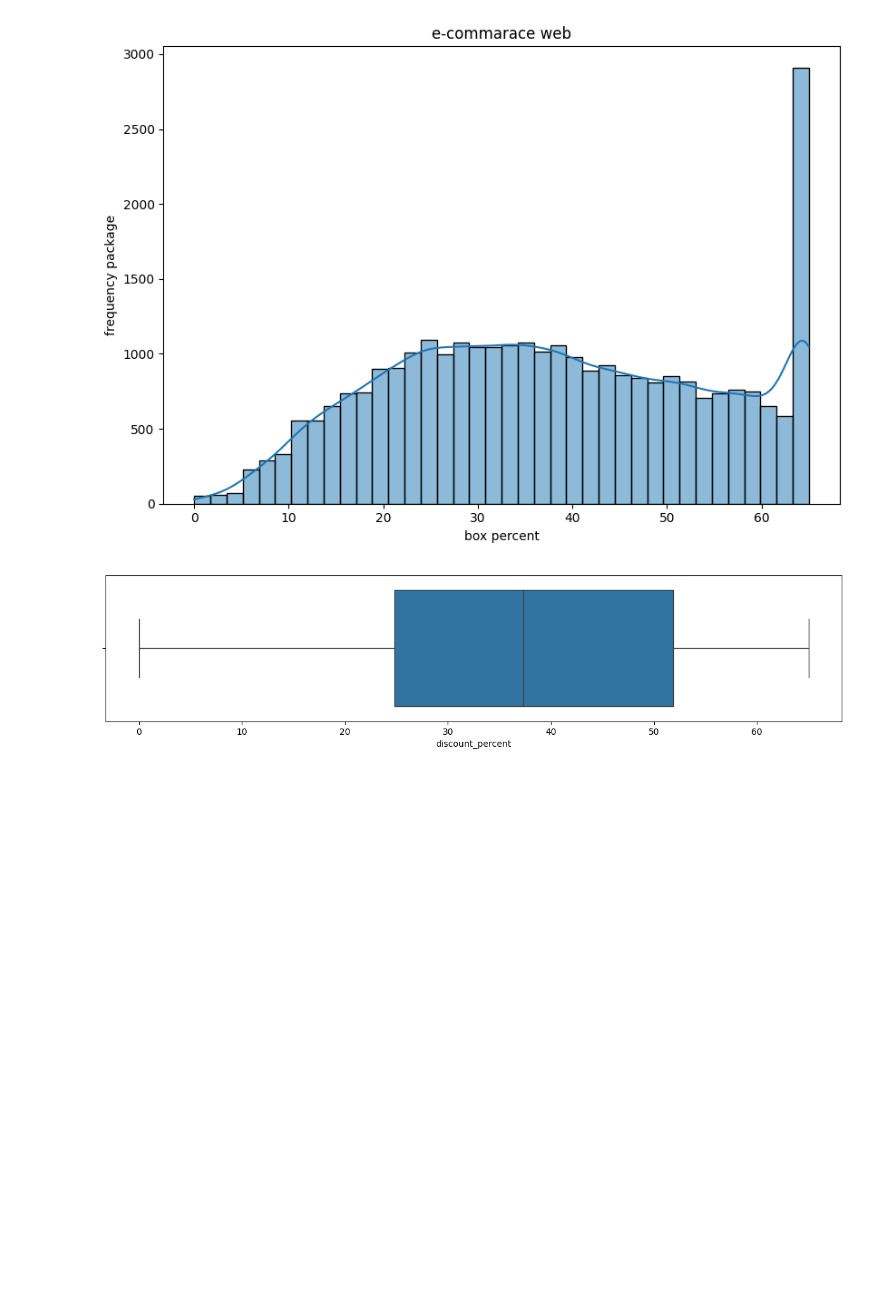
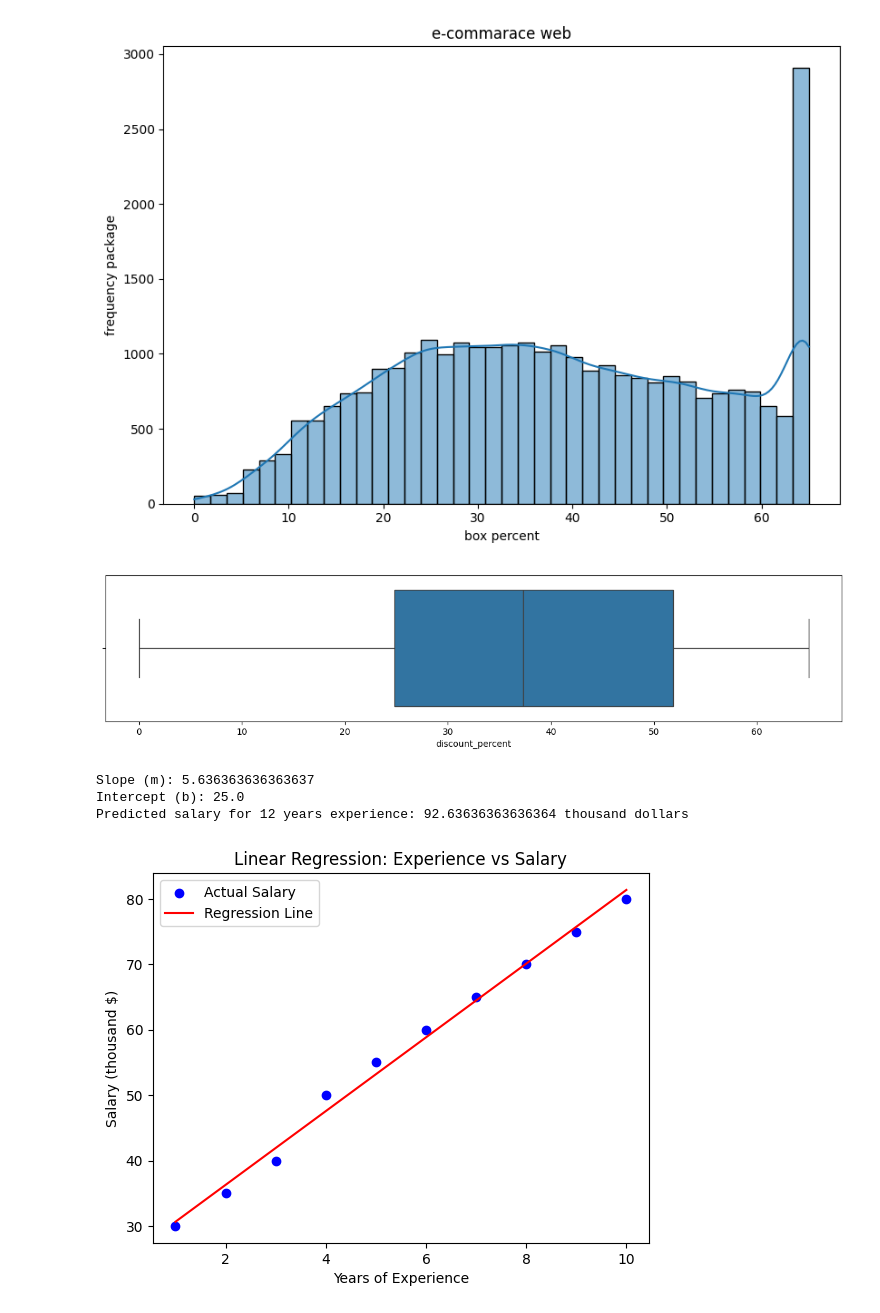
Before and after one commit to deorebhumika06/ai-projects, a Jupyter notebook: Untitled54.ipynb, the cells around one changed output. Drawn from its saved outputs; the diff is of its cells as text; code cells hidden in the pictures; blank space fills up the shorter version.

```diff
--- a/Untitled54.ipynb
+++ b/Untitled54.ipynb
@@ -403,3 +403,46 @@ sns.boxplot(x=df['discount_percent'])
 plt.show()
 # %% [output]
 [figure]
+# %%
+# Import libraries
+import numpy as np
+import matplotlib.pyplot as plt
+from sklearn.linear_model import LinearRegression
+
+# Dummy data: Years of Experience vs Salary
+# Experience in years
+X = np.array([1, 2, 3, 4, 5, 6, 7, 8, 9, 10]).reshape(-1, 1)
+# Salary in thousand dollars
+y = np.array([30, 35, 40, 50, 55, 60, 65, 70, 75, 80])
+
+# Create Linear Regression model
+model = LinearRegression()
+
+# Train the model
+model.fit(X, y)
+
+# Predict salary for the same experience
+y_pred = model.predict(X)
+
+# Print model parameters
+print(f"Slope (m): {model.coef_[0]}")
+print(f"Intercept (b): {model.intercept_}")
+
+# Predict salary for a new experience value
+new_exp = np.array([[12]])  # 12 years of experience
+predicted_salary = model.predict(new_exp)
+print(f"Predicted salary for 12 years experience: {predicted_salary[0]} thousand dollars")
+
+# Plot the data and regression line
+plt.scatter(X, y, color='blue', label='Actual Salary')
+plt.plot(X, y_pred, color='red', label='Regression Line')
+plt.xlabel('Years of Experience')
+plt.ylabel('Salary (thousand $)')
+plt.title('Linear Regression: Experience vs Salary')
+plt.legend()
+plt.show()
+# %% [output]
+Slope (m): 5.636363636363637
+Intercept (b): 25.0
+Predicted salary for 12 years experience: 92.63636363636364 thousand dollars
+[figure, added]
```
Also changed, not shown: parts of 10 cells of this notebook.
